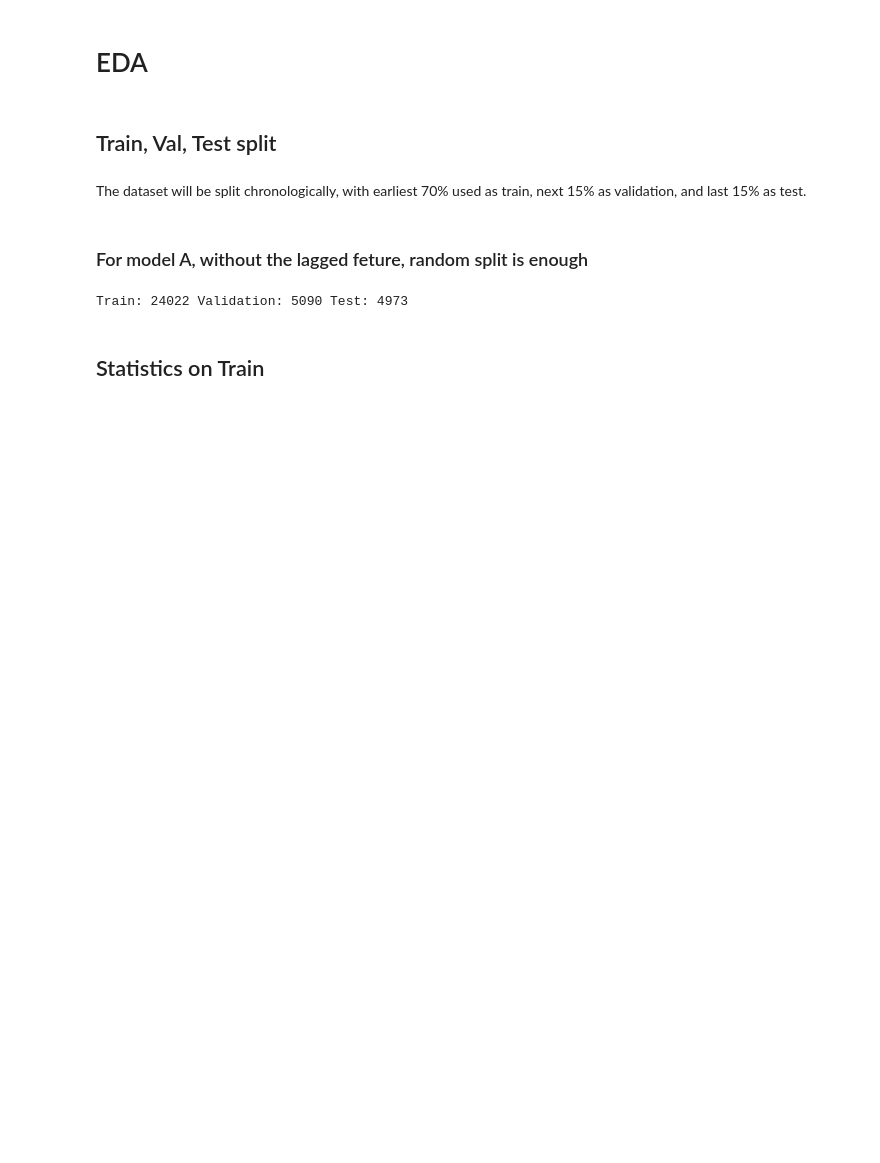
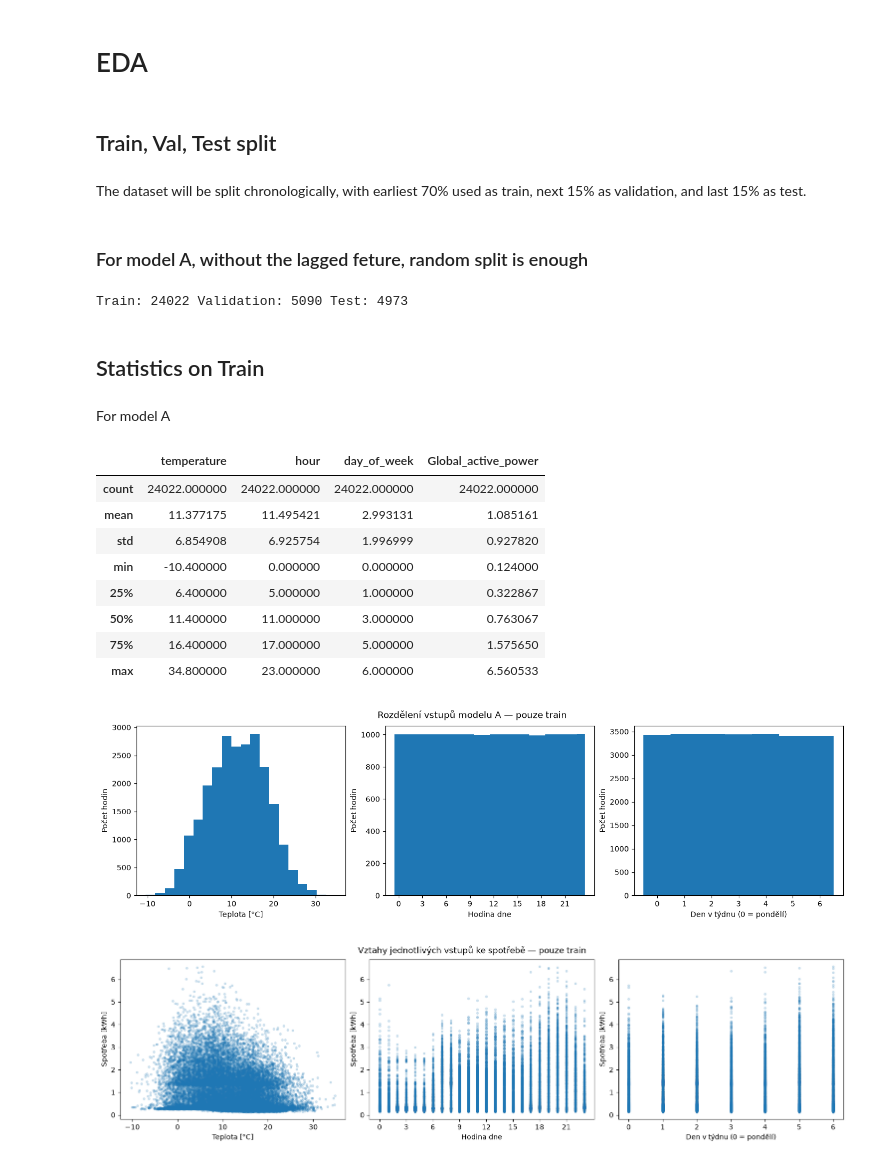
Before and after one commit to angiee99/Household-Power-Consumption-Prediction, a Jupyter notebook: project.ipynb, the cells around one changed output. Cells and saved outputs as stored; diff of their text form; code cells hidden in the pictures; blank space fills up the shorter version.

Commit message:
Model A train and validation

```diff
--- a/project.ipynb
+++ b/project.ipynb
@@ -431,3 +431,67 @@ assert len(set.union(*sets)) == len(df_A)
 Train: 24022 Validation: 5090 Test: 4973
 # %% [markdown]
 ## Statistics on Train
+# %% [markdown]
+For model A
+# %%
+# EDA of A model only on train data
+FEATURES_A = [temperature, hour, day_of_week]
+labels = ["Teplota [°C]", "Hodina dne", "Den v týdnu (0 = pondělí)"]
+target_label = "Spotřeba [kWh]"
+
+display(train_A[FEATURES_A + [TARGET]].describe())
+
+fig, axes = plt.subplots(1, 3, figsize=(14, 4), constrained_layout=True)
+for ax, column, label in zip(axes.flat, FEATURES_A, labels):
+    # interval borders of calendar features are between whole numbers
+    bins = (np.arange(25) - 0.5 if column == hour else
+            np.arange(8) - 0.5 if column == day_of_week else 20)
+    ax.hist(train_A[column], bins=bins)
+    ax.set(xlabel=label, ylabel="Počet hodin")
+    if column == hour:
+        ax.set_xticks(range(0, 24, 3))
+    elif column == day_of_week:
+        ax.set_xticks(range(7))
+fig.suptitle("Rozdělení vstupů modelu A — pouze train")
+plt.show()
+
+fig, axes = plt.subplots(1, 3, figsize=(15, 4), constrained_layout=True)
+for ax, column, label in zip(axes.flat, FEATURES_A, labels):
+    ax.scatter(train_A[column], train_A[TARGET], alpha=.18, s=8)
+    ax.set(xlabel=label, ylabel=target_label)
+    if column == hour:
+        ax.set_xticks(range(0, 24, 3))
+    elif column == day_of_week:
+        ax.set_xticks(range(7))
+fig.suptitle("Vztahy jednotlivých vstupů ke spotřebě — pouze train")
+plt.show()
+
+# Pearsonova korelace zachycuje lineární vztahy. U cyklických kalendářních
+# vstupů nemusí vystihovat vztah ke spotřebě; nejde o důkaz kauzality.
+correlation = train_A[FEATURES_A + [TARGET]].corr()
+correlation_labels = labels + [target_label]
+fig, ax = plt.subplots(figsize=(8, 6), constrained_layout=True)
+chart = ax.imshow(correlation, cmap="RdBu_r", vmin=-1, vmax=1)
+ax.grid(False)
+ax.set_xticks(range(len(correlation)), correlation_labels, rotation=60, ha="right")
+ax.set_yticks(range(len(correlation)), correlation_labels)
+for i in range(len(correlation)):
+    for j in range(len(correlation)):
+        value = correlation.iloc[i, j]
+        ax.text(j, i, f"{value:.2f}", ha="center", va="center", fontsize=8,
+                color="white" if abs(value) > .5 else "black")
+fig.colorbar(chart, ax=ax, label="Pearsonova korelace")
+ax.set_title("Korelace — pouze train; souvislost, nikoli kauzalita")
+plt.show()
+# %% [output]
+|  | temperature | hour | day_of_week | Global_active_power |
+| count | 24022.000000 | 24022.000000 | 24022.000000 | 24022.000000 |
+| mean | 11.377175 | 11.495421 | 2.993131 | 1.085161 |
+| std | 6.854908 | 6.925754 | 1.996999 | 0.927820 |
+| min | -10.400000 | 0.000000 | 0.000000 | 0.124000 |
+| 25% | 6.400000 | 5.000000 | 1.000000 | 0.322867 |
+| 50% | 11.400000 | 11.000000 | 3.000000 | 0.763067 |
+| 75% | 16.400000 | 17.000000 | 5.000000 | 1.575650 |
+| max | 34.800000 | 23.000000 | 6.000000 | 6.560533 |
+[figure, added]
+[figure, added]
```
Also changed, not shown: parts of 6 cells of this notebook.
